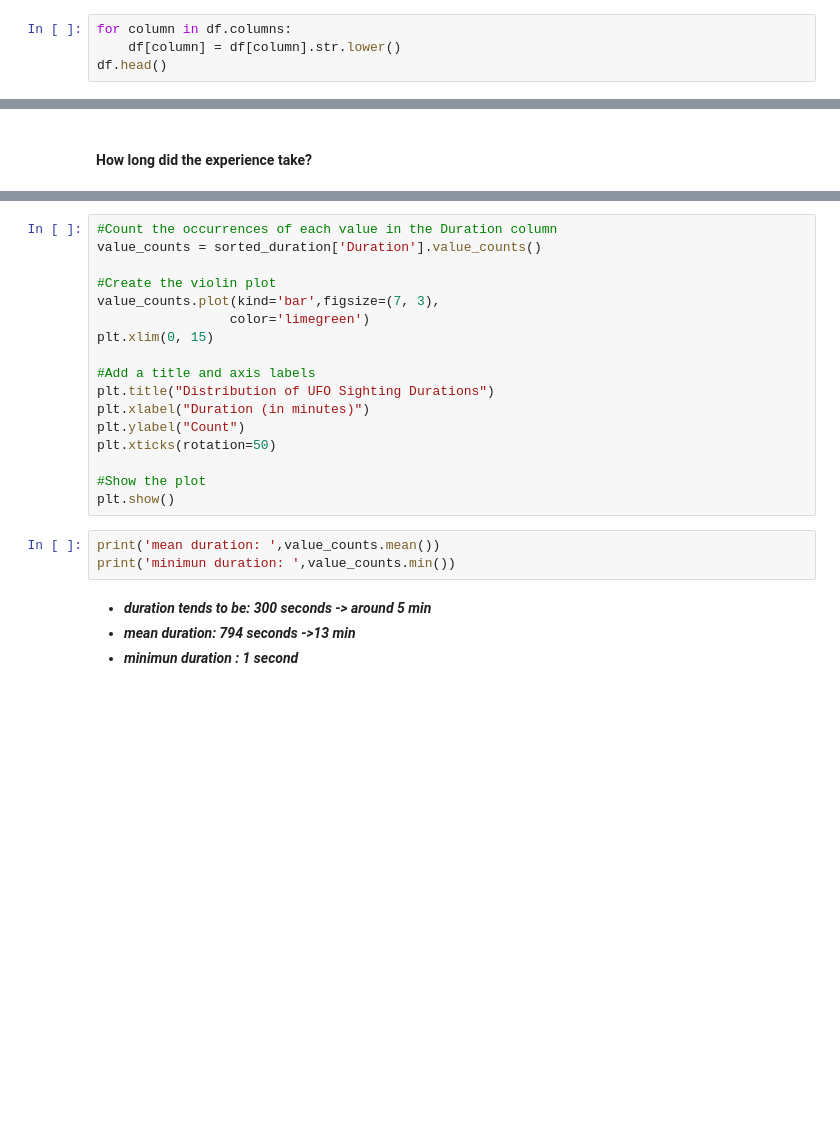
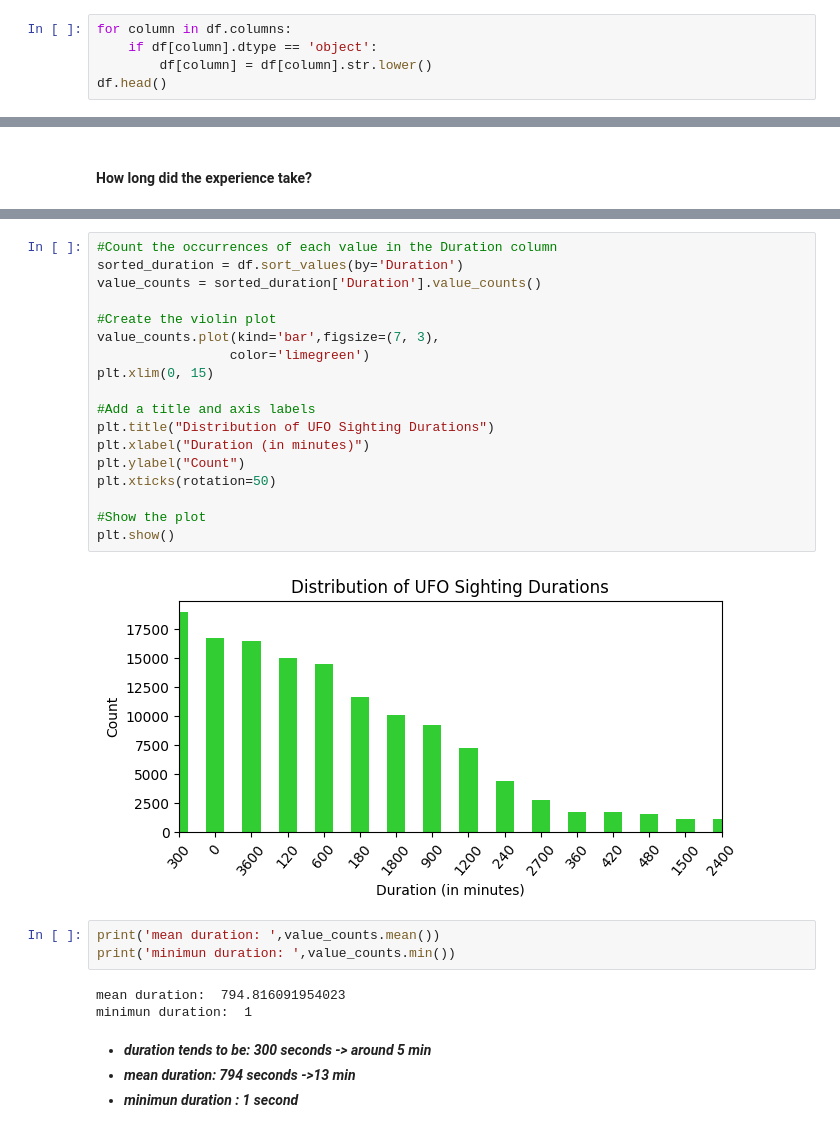
Before and after one commit to ortizfram/UFO-reports-analysis, a Jupyter notebook: UFO-reports.ipynb, the cells around one changed output, grey strips where cells are left out. Saved outputs shown, nothing was run; the diff lists cells and outputs as text; blank space fills up the shorter version.

```diff
--- a/UFO-reports.ipynb
+++ b/UFO-reports.ipynb
@@ -110,5 +111,6 @@ df_clean.drop(columns=['Date / Time'], inplace=True)
 #### column values to lowercase
 # %%
 for column in df.columns:
-    df[column] = df[column].str.lower()
+    if df[column].dtype == 'object':
+        df[column] = df[column].str.lower()
 df.head()
@@ -198,23 +263,29 @@ df.head()
 # %%
 #Count the occurrences of each value in the Duration column
+sorted_duration = df.sort_values(by='Duration')
 value_counts = sorted_duration['Duration'].value_counts()
 
 #Create the violin plot
 value_counts.plot(kind='bar',figsize=(7, 3),
                  color='limegreen')
 plt.xlim(0, 15)
 
 #Add a title and axis labels
 plt.title("Distribution of UFO Sighting Durations")
 plt.xlabel("Duration (in minutes)")
 plt.ylabel("Count")
 plt.xticks(rotation=50)
 
 #Show the plot
 plt.show()
+# %% [output]
+[figure, added]
 # %%
 print('mean duration: ',value_counts.mean())
 print('minimun duration: ',value_counts.min())
+# %% [output]
+mean duration:  794.816091954023
+minimun duration:  1
 # %% [markdown]
 - ***duration tends to be:  300 seconds ->  around 5 min***
 - ***mean duration:         794 seconds ->13 min***
```
Also changed, not shown: parts of 15 cells of this notebook.
